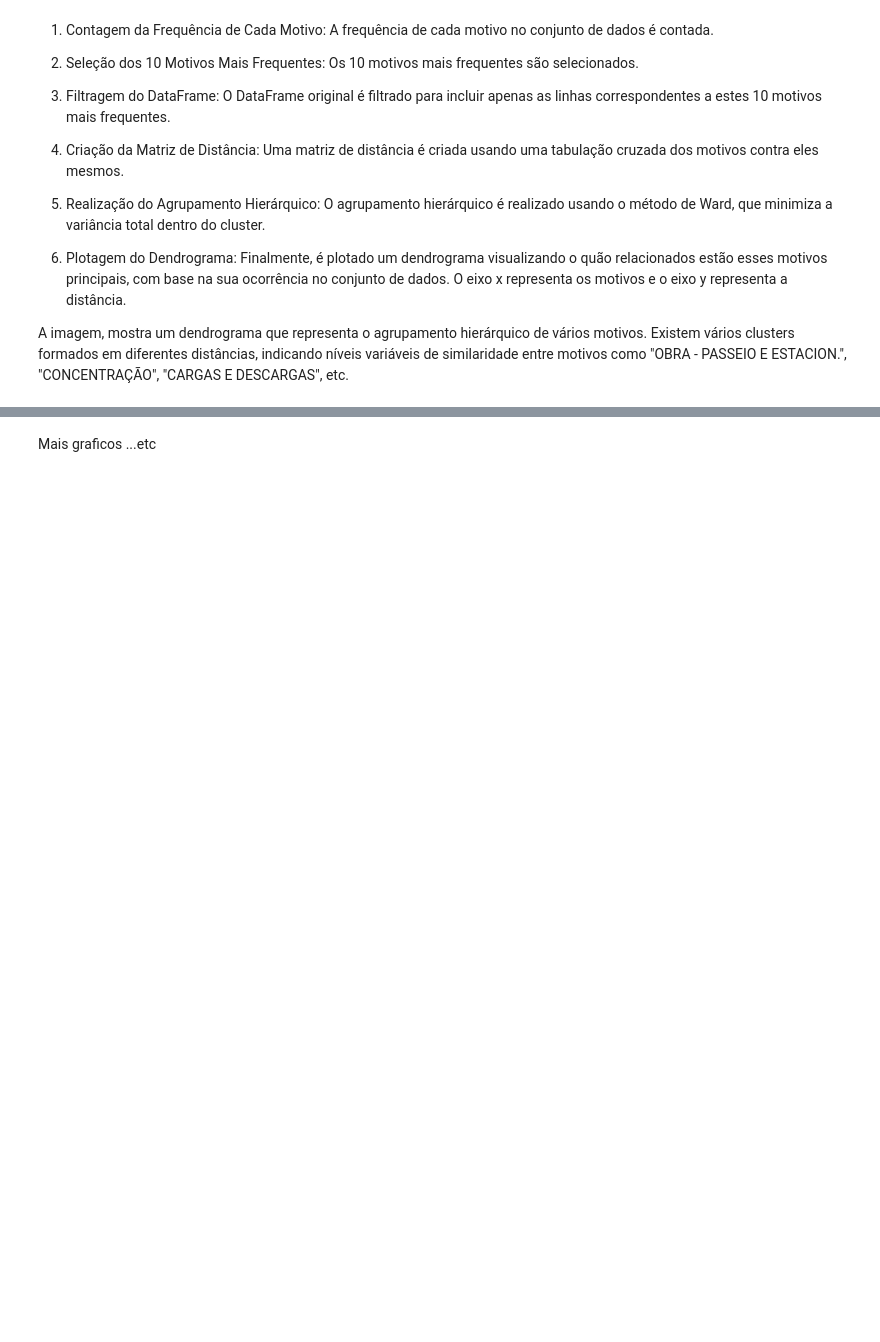
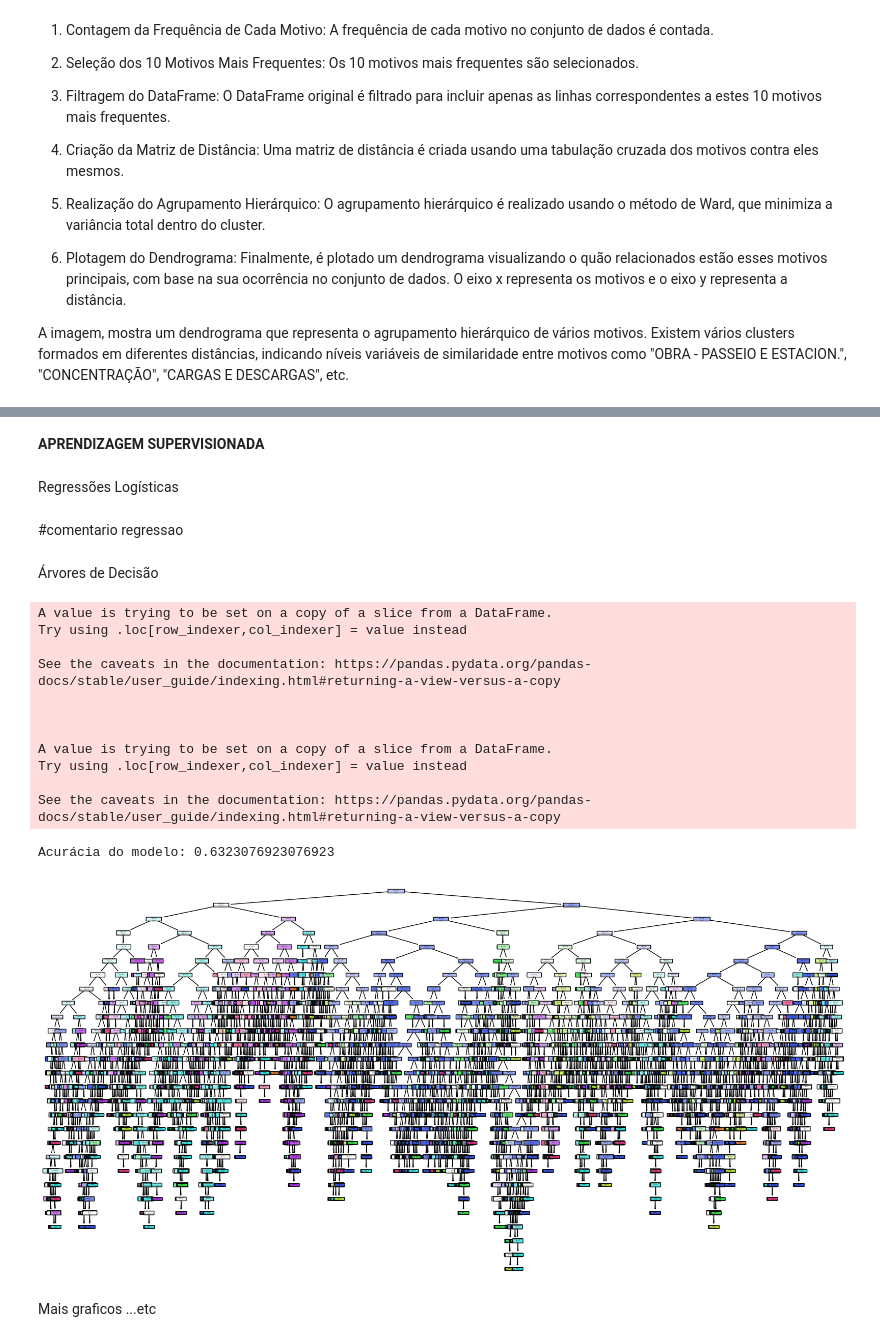
Before and after one commit to henriquePonte/PG-Transito, a Jupyter notebook: G6-Transito.ipynb, the cells around one changed output, grey strips where cells are left out. Drawn from its saved outputs; the diff is of its cells as text; code cells hidden in the pictures; blank space fills up the shorter version.

```diff
--- a/G6-Transito.ipynb
+++ b/G6-Transito.ipynb
@@ -455,0 +505,4 @@ A imagem, mostra um dendrograma que representa o agrupamento hierárquico de vá
+# %% [markdown]
+**APRENDIZAGEM SUPERVISIONADA**
+# %% [markdown]
+Regressões Logísticas
@@ -456,2 +511,51 @@ A imagem, mostra um dendrograma que representa o agrupamento hierárquico de vá
+# %% [markdown]
+#comentario regressao
+# %% [markdown]
+Árvores de Decisão
+# %%
+# Selecionar as colunas relevantes para o modelo
+columns = ['impacto', 'restricao_circulacao', 'morada', 'periodos_condicionamentos', 'motivo']
+
+# Filtrar o DataFrame
+df_model = dados[columns]
+
+# Corrigir as aspas simples para duplas na coluna 'periodos_condicionamentos'
+df_model['periodos_condicionamentos'] = df_model['periodos_condicionamentos'].str.replace("'", '"')
+
+# Converter a string JSON para um objeto Python e extrair a data e hora
+df_model['periodos_condicionamentos'] = df_model['periodos_condicionamentos'].apply(lambda x: json.loads(x)[0])
+
+# Separar os dados em conjunto de treinamento e teste
+X_train, X_test, y_train, y_test = train_test_split(X, y, test_size=0.2, random_state=42)
+
+# Criar o modelo de árvore de decisão
+model = DecisionTreeClassifier(random_state=42)
+model.fit(X_train, y_train)
+
+# Converter os nomes das classes em strings
+class_names = [str(i) for i in model.classes_]
+
+# Avaliar o modelo
+accuracy = model.score(X_test, y_test)
+print(f'Acurácia do modelo: {accuracy}')
+
+# Visualizar a árvore de decisão
+plt.figure(figsize=(20,10))
+plot_tree(model, filled=True, feature_names=X.columns, class_names=class_names, rounded=True)
+plt.show()
+# %% [output]
+A value is trying to be set on a copy of a slice from a DataFrame.
+Try using .loc[row_indexer,col_indexer] = value instead
+
+See the caveats in the documentation: https://pandas.pydata.org/pandas-docs/stable/user_guide/indexing.html#returning-a-view-versus-a-copy
+
+
+
+A value is trying to be set on a copy of a slice from a DataFrame.
+Try using .loc[row_indexer,col_indexer] = value instead
+
+See the caveats in the documentation: https://pandas.pydata.org/pandas-docs/stable/user_guide/indexing.html#returning-a-view-versus-a-copy
+Acurácia do modelo: 0.6323076923076923
+[figure, added]
 # %% [markdown]
 Mais graficos ...etc
```
Also changed, not shown: parts of 7 cells of this notebook, 2 other files.
